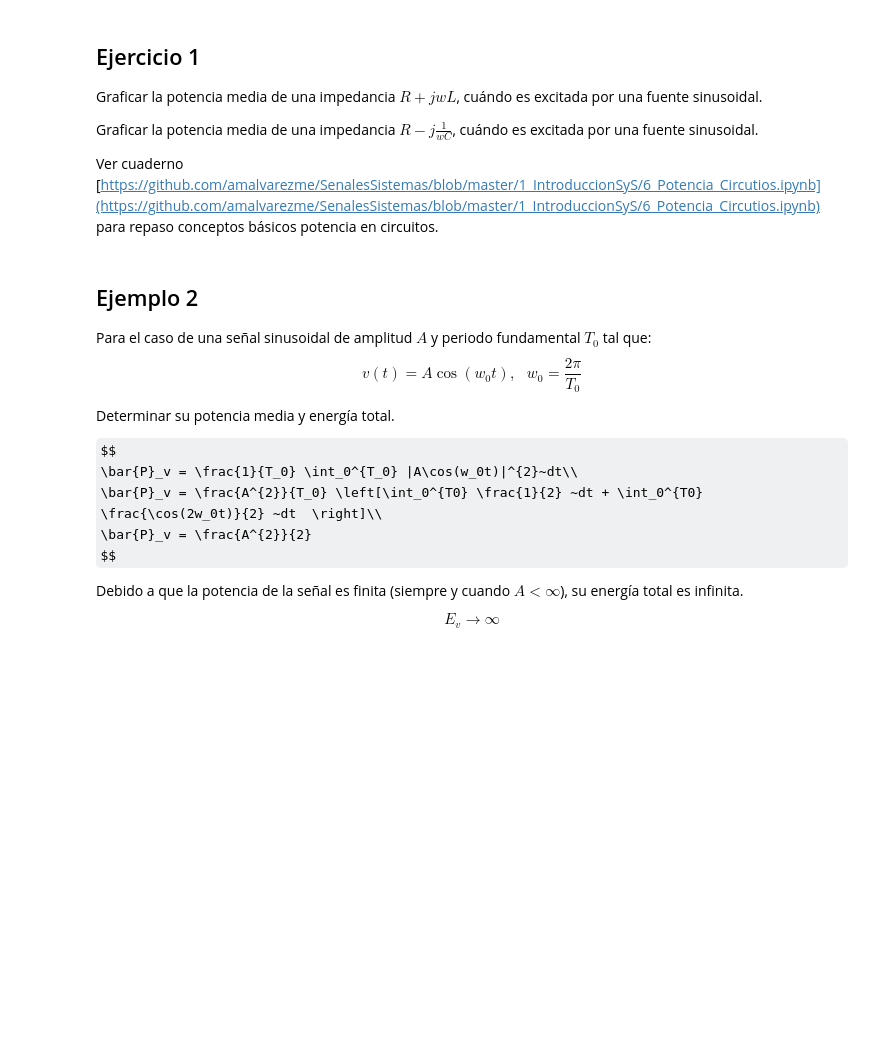
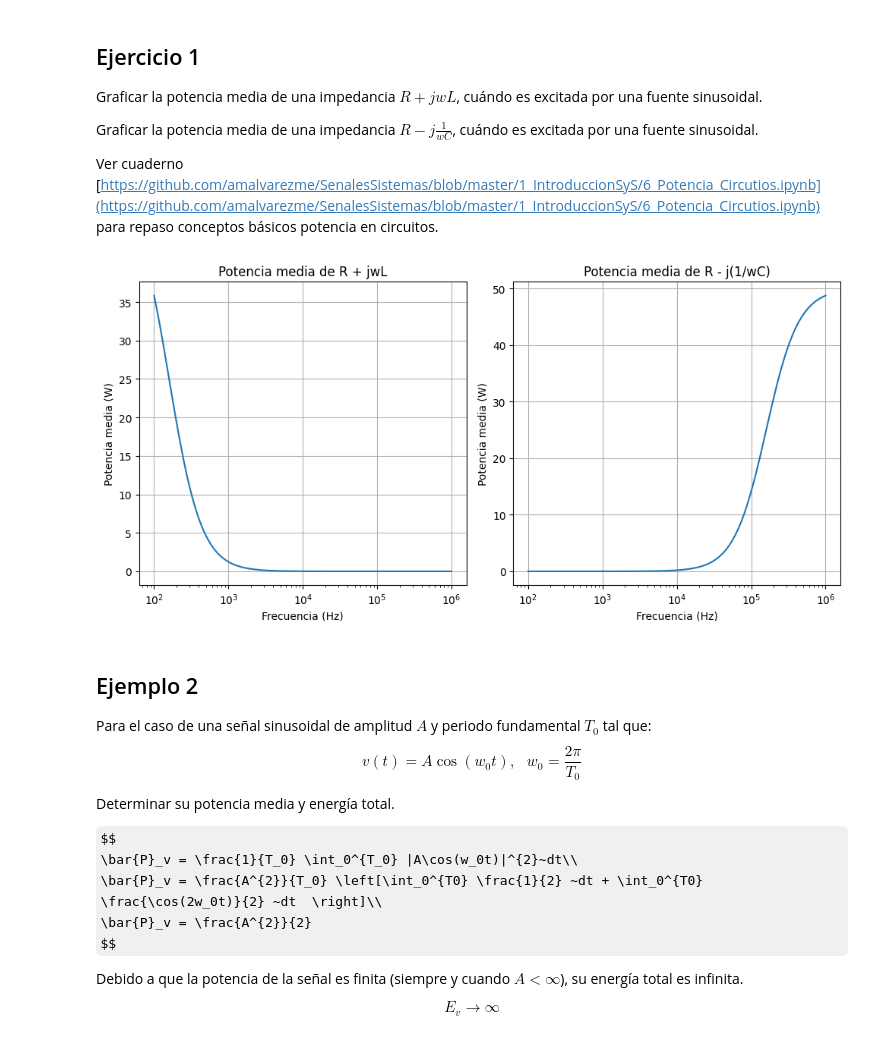
Before and after one commit to Ebl14/senales_y_sistemas, a Jupyter notebook: Cuaderno_5.ipynb, the cells around one changed output. Cells and saved outputs as stored; diff of their text form; code cells hidden in the pictures; some formulas as TeX source; blank space fills up the shorter version.

```diff
--- a/Cuaderno_5.ipynb
+++ b/Cuaderno_5.ipynb
@@ -212,6 +212,50 @@ Graficar la potencia media de una impedancia $R+jwL$, cuándo es excitada por un
 Graficar la potencia media de una impedancia $R-j\frac{1}{wC} $, cuándo es excitada por una fuente sinusoidal.
 
 Ver cuaderno [https://github.com/amalvarezme/SenalesSistemas/blob/master/1_IntroduccionSyS/6_Potencia_Circutios.ipynb](https://github.com/amalvarezme/SenalesSistemas/blob/master/1_IntroduccionSyS/6_Potencia_Circutios.ipynb) para repaso conceptos básicos potencia en circuitos.
+# %%
+import numpy as np
+import matplotlib.pyplot as plt
+
+# Definir los parámetros del circuito
+R = 1  # Resistencia en ohmios
+L = 1e-3  # Inductancia en henrios
+C = 1e-6  # Capacitancia en faradios
+V = 10  # Amplitud de la fuente de voltaje en voltios
+
+# Definir el rango de frecuencias
+f = np.logspace(2, 6, 100)  # Frecuencias de 100 Hz a 1 MHz
+w = 2 * np.pi * f  # Frecuencias angulares
+
+# Calcular la potencia media para la impedancia R + jwL
+Z_RL = R + 1j * w * L  # Impedancia
+I_RL = V / Z_RL  # Corriente
+P_RL = 0.5 * R * np.abs(I_RL)**2  # Potencia media
+
+# Calcular la potencia media para la impedancia R - j(1/wC)
+Z_RC = R - 1j / (w * C)  # Impedancia
+I_RC = V / Z_RC  # Corriente
+P_RC = 0.5 * R * np.abs(I_RC)**2  # Potencia media
+
+# Graficar los resultados
+plt.figure(figsize=(10, 5))
+plt.subplot(1, 2, 1)
+plt.semilogx(f, P_RL)
+plt.title('Potencia media de R + jwL')
+plt.xlabel('Frecuencia (Hz)')
+plt.ylabel('Potencia media (W)')
+plt.grid(True)
+
+plt.subplot(1, 2, 2)
+plt.semilogx(f, P_RC)
+plt.title('Potencia media de R - j(1/wC)')
+plt.xlabel('Frecuencia (Hz)')
+plt.ylabel('Potencia media (W)')
+plt.grid(True)
+
+plt.tight_layout()
+plt.show()
+# %% [output]
+[figure, added]
 # %% [markdown]
 ## Ejemplo 2
 
```
Also changed, not shown: parts of 6 cells of this notebook.
